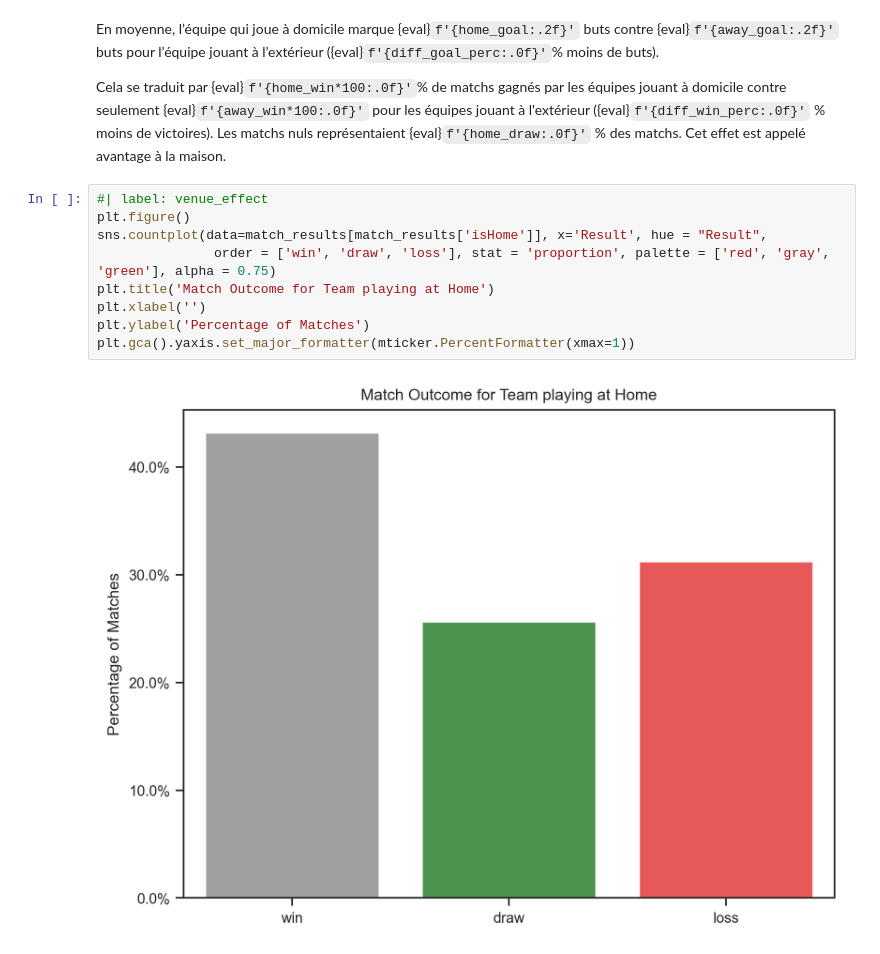
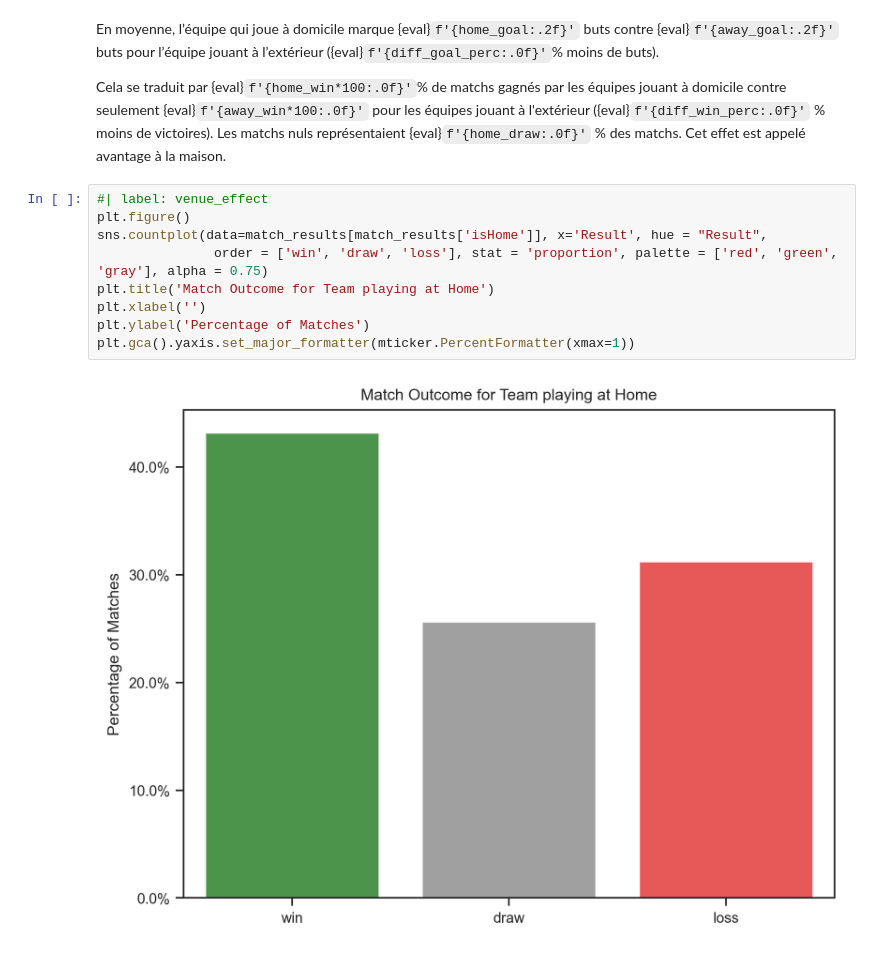
Before and after one commit to mathisdrn/head_coach_dismissal, a Jupyter notebook: src/02 Exploratory data analysis.ipynb, the cells around one changed output. Cells and saved outputs as stored; diff of their text form.

```diff
--- a/src/02 Exploratory data analysis.ipynb
+++ b/src/02 Exploratory data analysis.ipynb
@@ -97,11 +97,11 @@ Cela se traduit par {eval}`f'{home_win*100:.0f}'`% de matchs gagnés par les éq
 # %%
 #| label: venue_effect
 plt.figure()
 sns.countplot(data=match_results[match_results['isHome']], x='Result', hue = "Result",
-               order = ['win', 'draw', 'loss'], stat = 'proportion', palette = ['red', 'gray', 'green'], alpha = 0.75)
+               order = ['win', 'draw', 'loss'], stat = 'proportion', palette = ['red', 'green', 'gray'], alpha = 0.75)
 plt.title('Match Outcome for Team playing at Home')
 plt.xlabel('')
 plt.ylabel('Percentage of Matches')
 plt.gca().yaxis.set_major_formatter(mticker.PercentFormatter(xmax=1))
 # %% [output]
-[figure, old version]
+[figure, new version]
```
Also changed, not shown: 1 other file.
